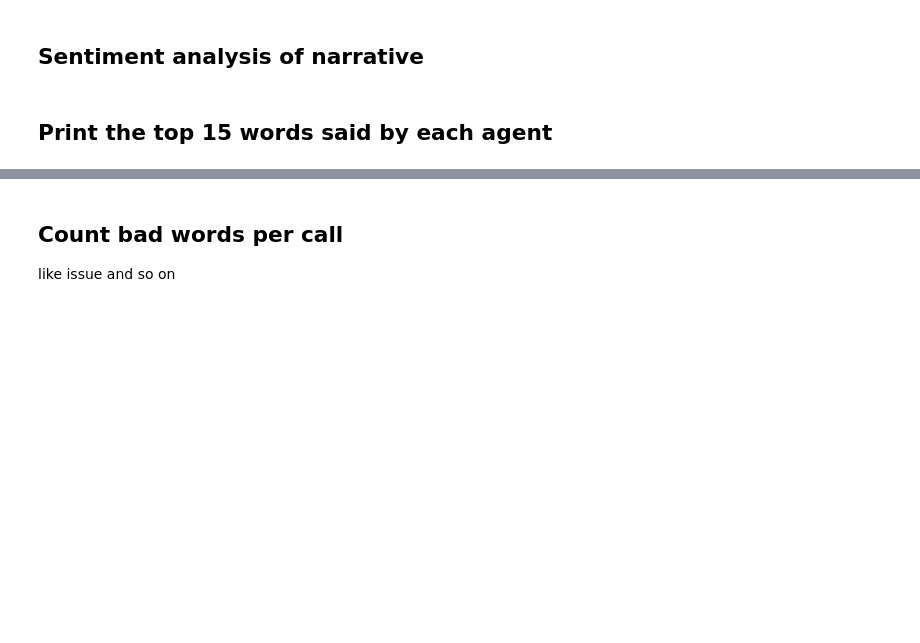
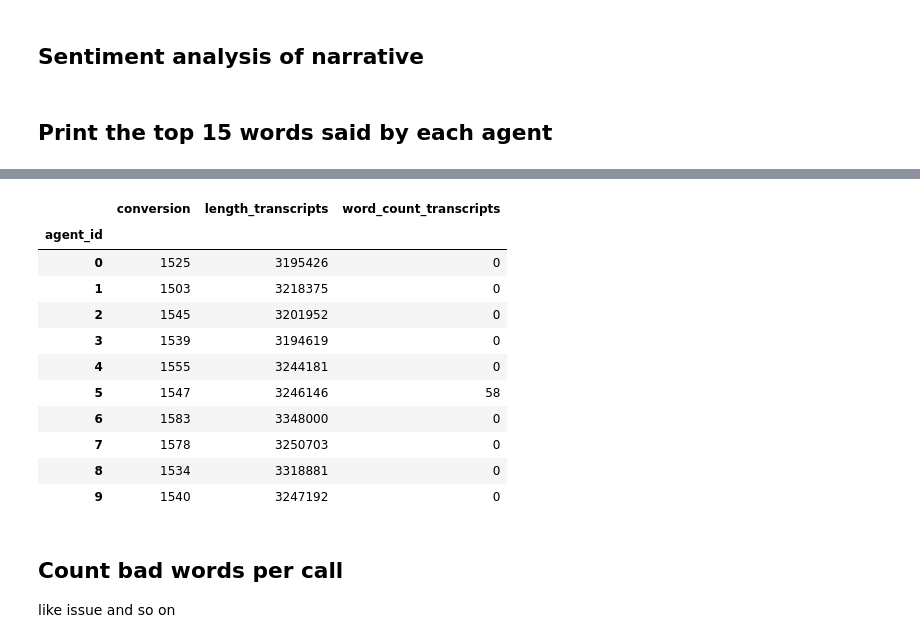
Before and after one commit to FollowJack/machine-learning-masterclass, a Jupyter notebook: project_16_call_center_nlp/notebooks/01_customer_service_pipeline.ipynb, the cells around one changed output, grey strips where cells are left out. Saved outputs shown, nothing was run; the diff lists cells and outputs as text; code cells hidden in the pictures; blank space fills up the shorter version.

Commit message:
Insights for transcripts

```diff
--- a/project_16_call_center_nlp/notebooks/01_customer_service_pipeline.ipynb
+++ b/project_16_call_center_nlp/notebooks/01_customer_service_pipeline.ipynb
@@ -396,19 +397,22 @@ plt.show()
 # %%
-stop_list = stopwords.words('english') + list(string.punctuation)
+def display_most_common_words(data):
+    stop_list = stopwords.words('english') + list(string.punctuation)
 
-document_frequency = Counter()
+    document_frequency = Counter()
 
-for content in transcripts:
-    #try:  # py3
-    tokens = word_tokenize(content)
-    #except UnicodeDecodeError:  # py27
-    #    tokens = word_tokenize(content.decode('utf-8'))
-    unique_tokens = [token.lower() for token in set(tokens)
-                     if token.lower() not in stop_list]
-    document_frequency.update(unique_tokens)
+    for content in data:
+        #try:  # py3
+        tokens = word_tokenize(content)
+        #except UnicodeDecodeError:  # py27
+        #    tokens = word_tokenize(content.decode('utf-8'))
+        unique_tokens = [token.lower() for token in set(tokens)
+                         if token.lower() not in stop_list]
+        document_frequency.update(unique_tokens)
 
-for word, freq in document_frequency.most_common(20):
-    print("{}\t{}".format(word, freq))
+    for word, freq in document_frequency.most_common(20):
+        print("{}\t{}".format(word, freq))
+
+display_most_common_words(transcripts)
 # %% [output]
 xxxx    24066
 credit  20854
@@ -467,7 +451,7 @@ clean_table.head()
 # %%
 lengths = [0]*clean_table.shape[0]
 
-for idx, element in enumerate(clean_table['consumer_complaint_narrative']):
+for idx, element in enumerate(transcripts):
     if element == 'Missing':
         lengths[idx] = 0
         continue
@@ -506,0 +490,2 @@ clean_table.head()
+# %%
+transcript_table = clean_table[clean_table['consumer_complaint_narrative'] != 'Missing']
@@ -507,3 +502,18 @@ clean_table.head()
+# %%
+transcript_table.groupby(['agent_id'])['conversion','length_transcripts','word_count_transcripts'].sum()
+# %% [output]
+|  | conversion | length_transcripts | word_count_transcripts |
+| agent_id |  |  |  |
+| 0 | 1525 | 3195426 | 0 |
+| 1 | 1503 | 3218375 | 0 |
+| 2 | 1545 | 3201952 | 0 |
+| 3 | 1539 | 3194619 | 0 |
+| 4 | 1555 | 3244181 | 0 |
+| 5 | 1547 | 3246146 | 58 |
+| 6 | 1583 | 3348000 | 0 |
+| 7 | 1578 | 3250703 | 0 |
+| 8 | 1534 | 3318881 | 0 |
+| 9 | 1540 | 3247192 | 0 |
 # %% [markdown]
 ## Count bad words per call
 like issue and so on
```
Also changed, not shown: parts of 14 cells of this notebook.
